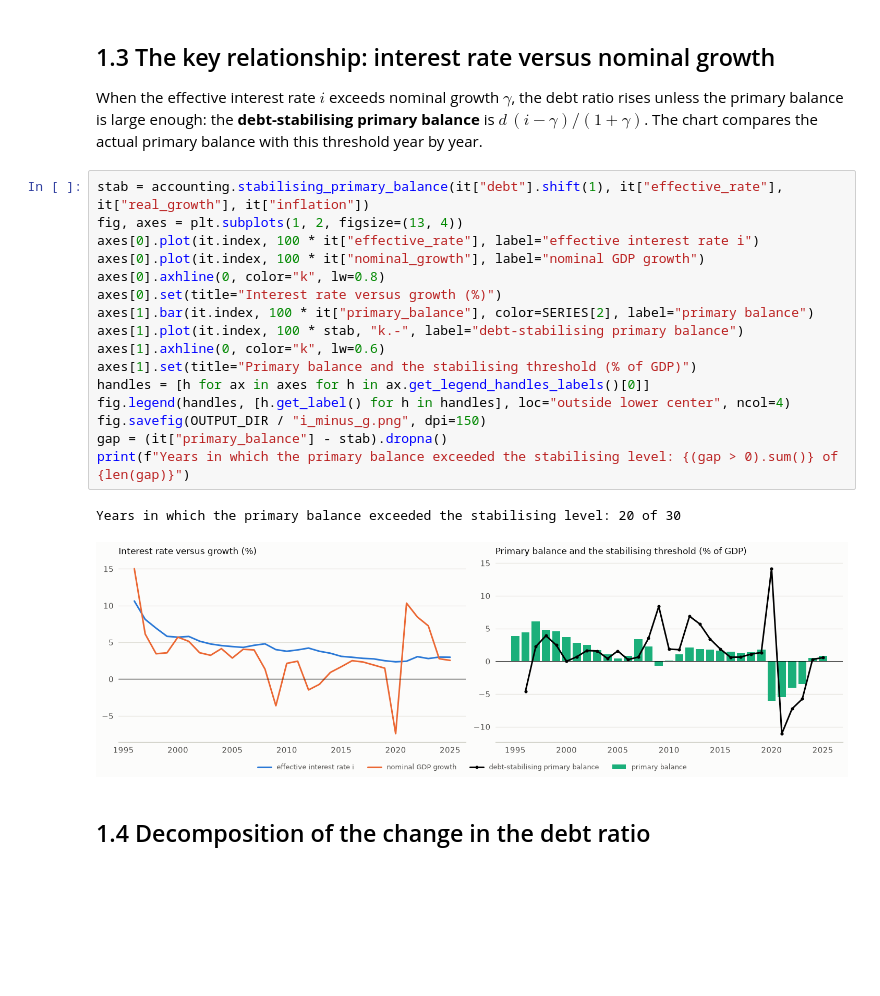
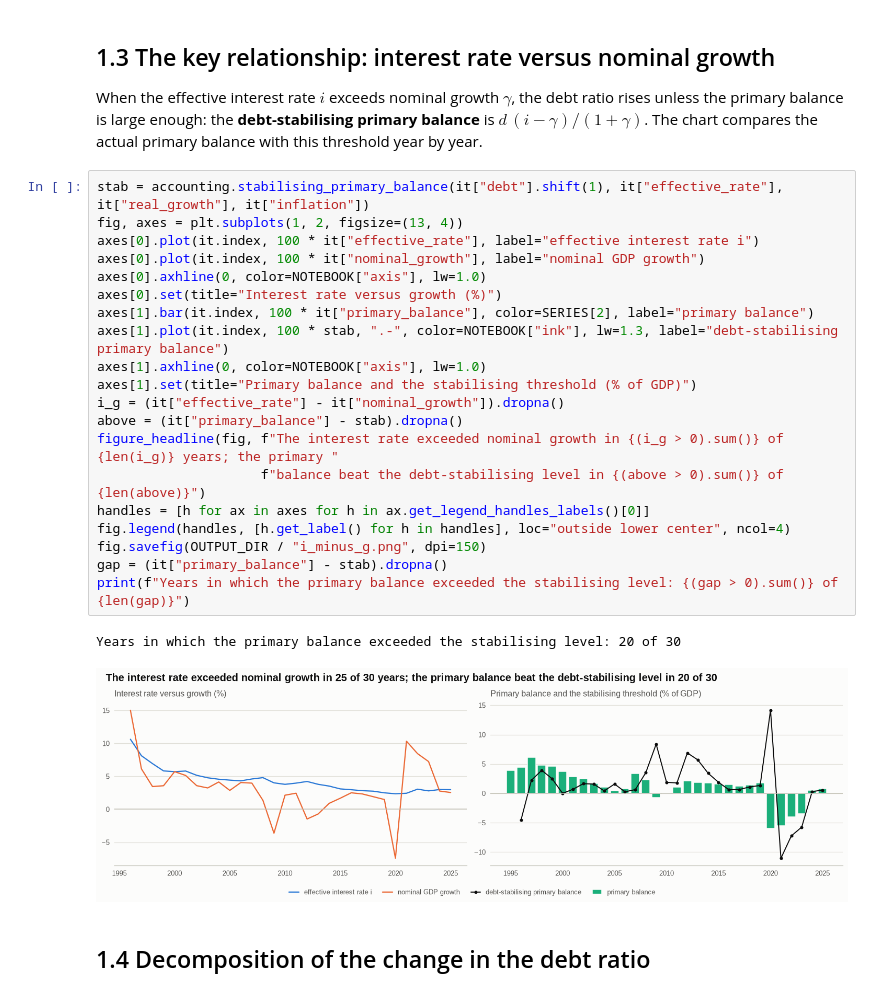
Before and after one commit to paolo993788/Italian-public-debt, a Jupyter notebook: notebooks/debt_dynamics/01_debt_history_and_decomposition.ipynb, the cells around one changed output. Saved outputs shown, nothing was run; the diff lists cells and outputs as text; blank space fills up the shorter version.

```diff
--- a/notebooks/debt_dynamics/01_debt_history_and_decomposition.ipynb
+++ b/notebooks/debt_dynamics/01_debt_history_and_decomposition.ipynb
@@ -122,22 +127,26 @@ threshold year by year.
 # %%
 stab = accounting.stabilising_primary_balance(it["debt"].shift(1), it["effective_rate"], it["real_growth"], it["inflation"])
 fig, axes = plt.subplots(1, 2, figsize=(13, 4))
 axes[0].plot(it.index, 100 * it["effective_rate"], label="effective interest rate i")
 axes[0].plot(it.index, 100 * it["nominal_growth"], label="nominal GDP growth")
-axes[0].axhline(0, color="k", lw=0.8)
+axes[0].axhline(0, color=NOTEBOOK["axis"], lw=1.0)
 axes[0].set(title="Interest rate versus growth (%)")
 axes[1].bar(it.index, 100 * it["primary_balance"], color=SERIES[2], label="primary balance")
-axes[1].plot(it.index, 100 * stab, "k.-", label="debt-stabilising primary balance")
-axes[1].axhline(0, color="k", lw=0.6)
+axes[1].plot(it.index, 100 * stab, ".-", color=NOTEBOOK["ink"], lw=1.3, label="debt-stabilising primary balance")
+axes[1].axhline(0, color=NOTEBOOK["axis"], lw=1.0)
 axes[1].set(title="Primary balance and the stabilising threshold (% of GDP)")
+i_g = (it["effective_rate"] - it["nominal_growth"]).dropna()
+above = (it["primary_balance"] - stab).dropna()
+figure_headline(fig, f"The interest rate exceeded nominal growth in {(i_g > 0).sum()} of {len(i_g)} years; the primary "
+                     f"balance beat the debt-stabilising level in {(above > 0).sum()} of {len(above)}")
 handles = [h for ax in axes for h in ax.get_legend_handles_labels()[0]]
 fig.legend(handles, [h.get_label() for h in handles], loc="outside lower center", ncol=4)
 fig.savefig(OUTPUT_DIR / "i_minus_g.png", dpi=150)
 gap = (it["primary_balance"] - stab).dropna()
 print(f"Years in which the primary balance exceeded the stabilising level: {(gap > 0).sum()} of {len(gap)}")
 # %% [output]
 Years in which the primary balance exceeded the stabilising level: 20 of 30
-[figure, old version]
+[figure, new version]
 # %% [markdown]
 ## 1.4 Decomposition of the change in the debt ratio
 # %%
```
Also changed, not shown: parts of 4 cells of this notebook, 4 other files.
